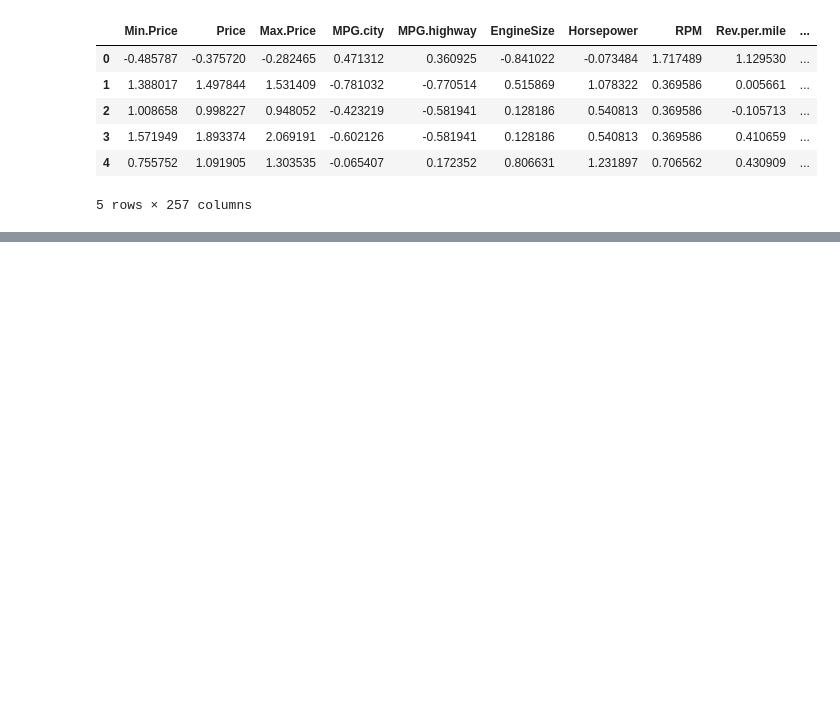
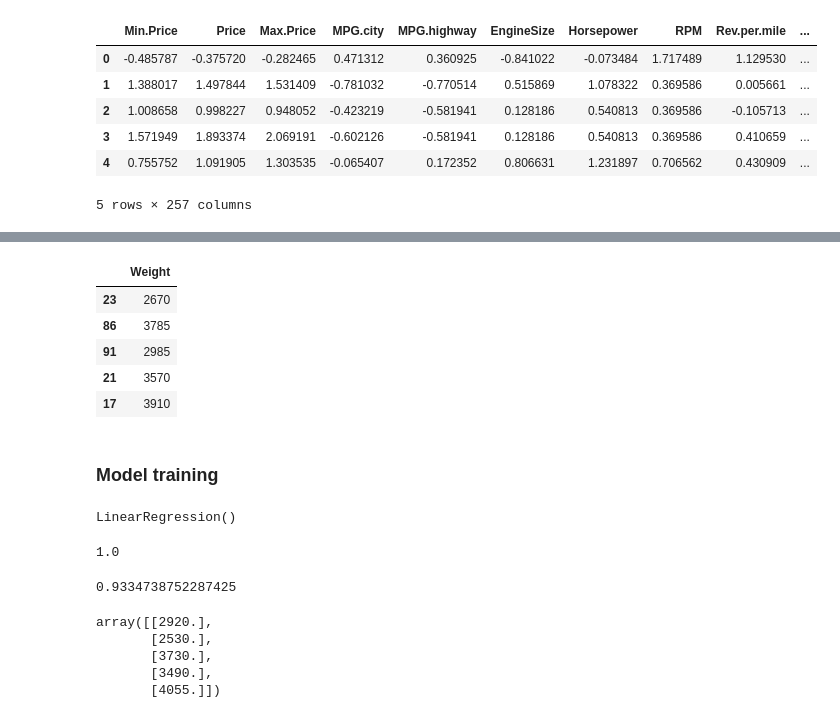
Before and after one commit to pradhumnshinde/Machine-learning-01, a Jupyter notebook: Data processing/Data preprocessing.ipynb, the cells around one changed output, grey strips where cells are left out. Cells and saved outputs as stored; diff of their text form; code cells hidden in the pictures; blank space fills up the shorter version.

```diff
--- a/Data processing/Data preprocessing.ipynb
+++ b/Data processing/Data preprocessing.ipynb
@@ -321,0 +375,17 @@ X_pre.to_csv('preprocessed_data.csv',index = False)
+# %%
+ytest.head()
+# %% [output]
+|  | Weight |
+| 23 | 2670 |
+| 86 | 3785 |
+| 91 | 2985 |
+| 21 | 3570 |
+| 17 | 3910 |
+# %% [markdown]
+### Model training
+# %%
+from sklearn.linear_model import LinearRegression
+model = LinearRegression()
+model.fit(xtrain, ytrain)
+# %% [output]
+LinearRegression()
@@ -321,0 +394,8 @@ X_pre.to_csv('preprocessed_data.csv',index = False)
+# %%
+model.score(xtrain,ytrain)
+# %% [output]
+1.0
+# %%
+model.score(xtest,ytest)
+# %% [output]
+0.9334738752287425
@@ -321,0 +407,8 @@ X_pre.to_csv('preprocessed_data.csv',index = False)
+# %%
+ypred_train[0:5]
+# %% [output]
+array([[2920.],
+       [2530.],
+       [3730.],
+       [3490.],
+       [4055.]])
```
Also changed, not shown: parts of 14 cells of this notebook, 1 other file.
